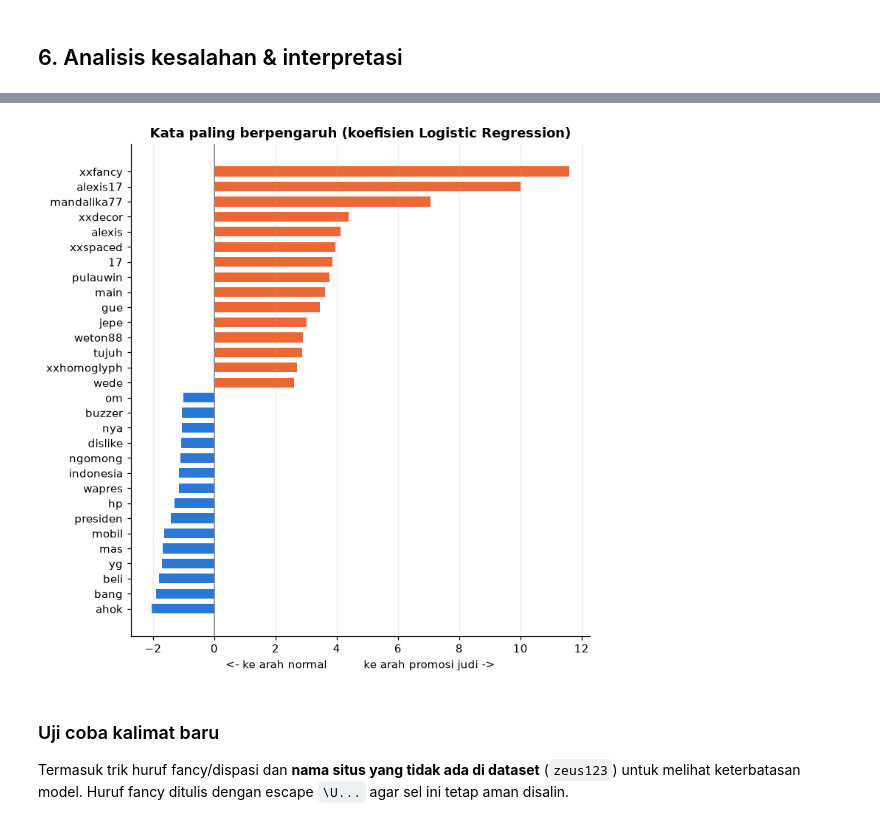
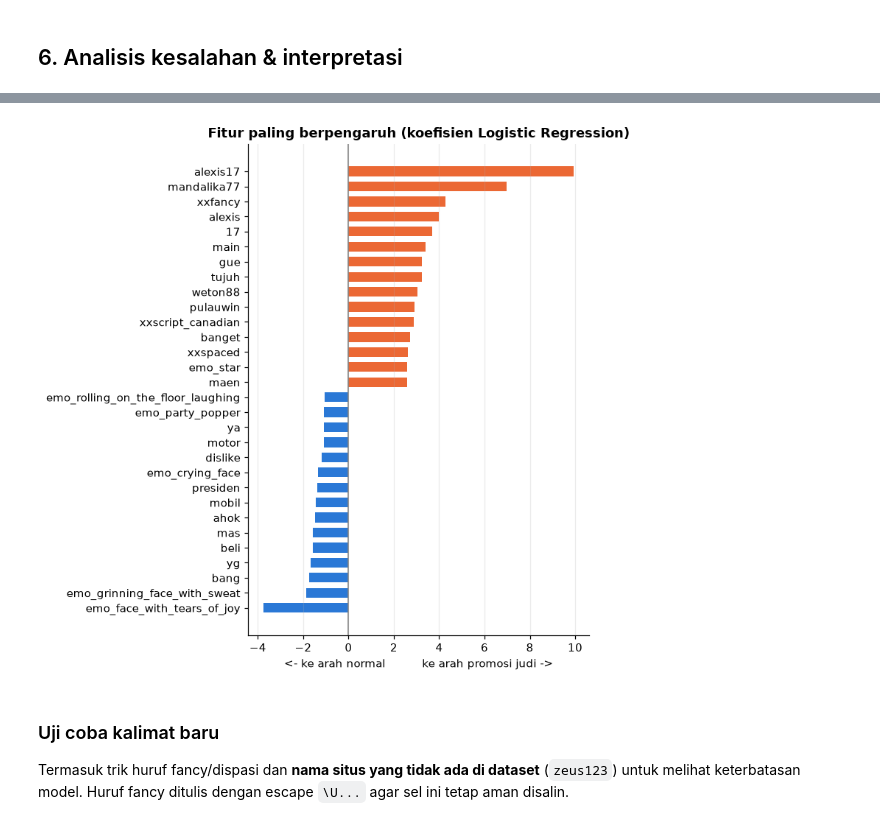
Before and after one commit to itsnatt/Online-Gamblig-Skripsie, a Jupyter notebook: notebooks/02_training_model.ipynb, the cells around one changed output, grey strips where cells are left out. Drawn from its saved outputs; the diff is of its cells as text; code cells hidden in the pictures.

```diff
--- a/notebooks/02_training_model.ipynb
+++ b/notebooks/02_training_model.ipynb
@@ -188,6 +357,6 @@ Contoh tiap langkah `clean_text` (penjelasan detail ada di notebook 01):
 # %%
-df["text_clean"] = df["komentar"].apply(clean_text)                       # dipakai model utama
-df["text_plain"] = df["komentar"].apply(clean_text, add_signals=False)    # untuk eksperimen bagian 7
+# siapkan_input() = fungsi yang sama dipakai notebook 01 saat prediksi
+df = df.join(siapkan_input(df["komentar"]))      # kolom baru: text_clean, sinyal, text_min
 
 contoh = df[df["komentar"].str.len() > 30].groupby("label").sample(3, random_state=7)
 for _, r in contoh.iterrows():
@@ -195,9 +364,10 @@ for _, r in contoh.iterrows():
     print("  komentar       :", r["komentar"])
     print("  komentar_clean :", r["komentar_clean"], "  <- versi dataset")
     print("  text_clean     :", r["text_clean"], "  <- versi kita")
+    print("  sinyal         :", r["sinyal"] or "-")
 
 print()
-print("Token sinyal penyamaran:")
+print("Isi kolom sinyal:")
 for k, v in SINYAL.items():
     print(f"  {k:12s} {v}")
 # %% [output]
@@ -222,13 +392,13 @@ for k, v in SINYAL.items():
 ## 3. Deduplikasi, split, dan balancing
 # %%
 n_awal = len(df)
-data = df[df["text_clean"].str.len() > 0]
+data = df[(df["text_clean"].str.len() > 0) | (df["sinyal"].str.len() > 0)]
 n_tidak_kosong = len(data)
 
-# Jika teks yang sama punya label berbeda, ambil label mayoritas
-data = (data.groupby("text_clean", as_index=False)
+# Duplikat = teks bersih DAN sinyal sama. Jika labelnya berbeda, ambil label mayoritas
+data = (data.groupby(["text_clean", "sinyal"], as_index=False)
             .agg(label=("label", lambda s: int(s.mean() >= 0.5)),
-                 text_plain=("text_plain", "first"), komentar=("komentar", "first")))
+                 text_min=("text_min", "first"), komentar=("komentar", "first")))
 
 print(f"Data awal             : {n_awal:,}")
 print(f"Setelah buang kosong  : {n_tidak_kosong:,}")
@@ -246,14 +416,15 @@ Promosi judi (1)    2695
 Name: count, dtype: int64
 # %%
+KOLOM_INPUT = ["text_clean", "sinyal", "text_min"]
 X_train_full, X_test, y_train_full, y_test = train_test_split(
-    data["text_clean"], data["label"], test_size=0.2, stratify=data["label"], random_state=RANDOM_STATE)
+    data[KOLOM_INPUT], data["label"], test_size=0.2, stratify=data["label"], random_state=RANDOM_STATE)
 
 # Undersampling kelas mayoritas HANYA pada data latih
-train = pd.DataFrame({"text": X_train_full, "label": y_train_full})
+train = X_train_full.assign(label=y_train_full)
 n_min = train["label"].value_counts().min()
 train_bal = (train.groupby("label").sample(n=n_min, random_state=RANDOM_STATE)
                   .sample(frac=1, random_state=RANDOM_STATE))
-X_train, y_train = train_bal["text"], train_bal["label"]
+X_train, y_train = train_bal[KOLOM_INPUT], train_bal["label"]
 
 ringkas_split = pd.DataFrame({
     "train (sebelum balancing)": y_train_full.value_counts(),
@@ -282,15 +454,22 @@ Random Forest memakai `GridSearchCV` seperti notebook lama. SVM dibungkus `Calib
 def tfidf():
     return TfidfVectorizer(max_features=5000)
 
+def vektor_sinyal():
+    # satu fitur biner per jenis trik; kosakata tetap supaya urutan fitur selalu sama
+    return CountVectorizer(binary=True, lowercase=False, token_pattern=r"\S+", vocabulary=list(SINYAL))
+
+def fitur():
+    return ColumnTransformer([("teks", tfidf(), "text_clean"), ("sinyal", vektor_sinyal(), "sinyal")])
+
 MODELS = {
-    "Naive Bayes": Pipeline([("tfidf", tfidf()), ("clf", MultinomialNB())]),
-    "SVM": Pipeline([("tfidf", tfidf()), ("clf", CalibratedClassifierCV(SVC(random_state=RANDOM_STATE), ensemble=False))]),
+    "Naive Bayes": Pipeline([("fitur", fitur()), ("clf", MultinomialNB())]),
+    "SVM": Pipeline([("fitur", fitur()), ("clf", CalibratedClassifierCV(SVC(random_state=RANDOM_STATE), ensemble=False))]),
     "Random Forest": GridSearchCV(
-        Pipeline([("tfidf", tfidf()), ("clf", RandomForestClassifier(random_state=RANDOM_STATE, n_jobs=-1))]),
+        Pipeline([("fitur", fitur()), ("clf", RandomForestClassifier(random_state=RANDOM_STATE, n_jobs=-1))]),
         param_grid={"clf__n_estimators": [100, 200], "clf__max_depth": [10, None], "clf__min_samples_split": [2, 5]},
         cv=3, scoring="f1", n_jobs=-1),
-    "KNN": Pipeline([("tfidf", tfidf()), ("clf", KNeighborsClassifier())]),
-    "Logistic Regression": Pipeline([("tfidf", tfidf()), ("clf", LogisticRegression(max_iter=1000))]),
+    "KNN": Pipeline([("fitur", fitur()), ("clf", KNeighborsClassifier())]),
+    "Logistic Regression": Pipeline([("fitur", fitur()), ("clf", LogisticRegression(max_iter=1000))]),
 }
 # %%
 cv = StratifiedKFold(n_splits=5, shuffle=True, random_state=RANDOM_STATE)
@@ -497,21 +676,21 @@ Jumlah salah: 43
 # %%
 # Logistic Regression: koefisien positif -> mendorong ke "judi", negatif -> ke "normal"
 lr = fitted["Logistic Regression"]
-kata = lr.named_steps["tfidf"].get_feature_names_out()
+kata = np.array([f.split("__", 1)[1] for f in lr.named_steps["fitur"].get_feature_names_out()])
 coef = lr.named_steps["clf"].coef_[0]
 idx = np.argsort(coef)
 top = pd.concat([pd.Series(coef[idx[:15]], kata[idx[:15]]), pd.Series(coef[idx[-15:]], kata[idx[-15:]])])
 
 fig, ax = plt.subplots(figsize=(7, 7))
 ax.barh(top.index, top.values, color=[WARNA_LABEL[int(v > 0)] for v in top.values], height=0.65)
 ax.axvline(0, color="gray", lw=1)
-ax.set_title("Kata paling berpengaruh (koefisien Logistic Regression)")
+ax.set_title("Fitur paling berpengaruh (koefisien Logistic Regression)")
 ax.set_xlabel("<- ke arah normal          ke arah promosi judi ->")
 ax.grid(axis="y", visible=False)
 plt.tight_layout()
 plt.show()
 # %% [output]
-[figure, old version]
+[figure, new version]
 # %% [markdown]
 ### Uji coba kalimat baru
 
```
Also changed, not shown: parts of 31 cells of this notebook, 16 other files.
